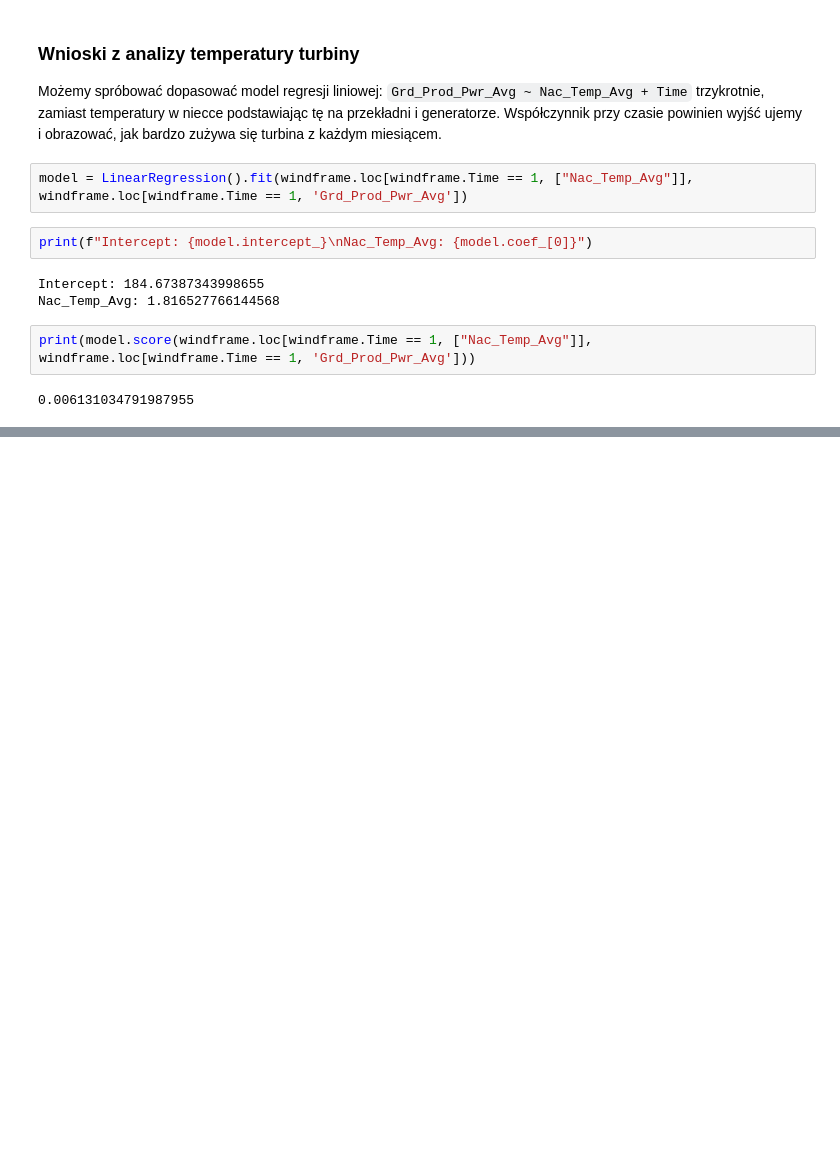
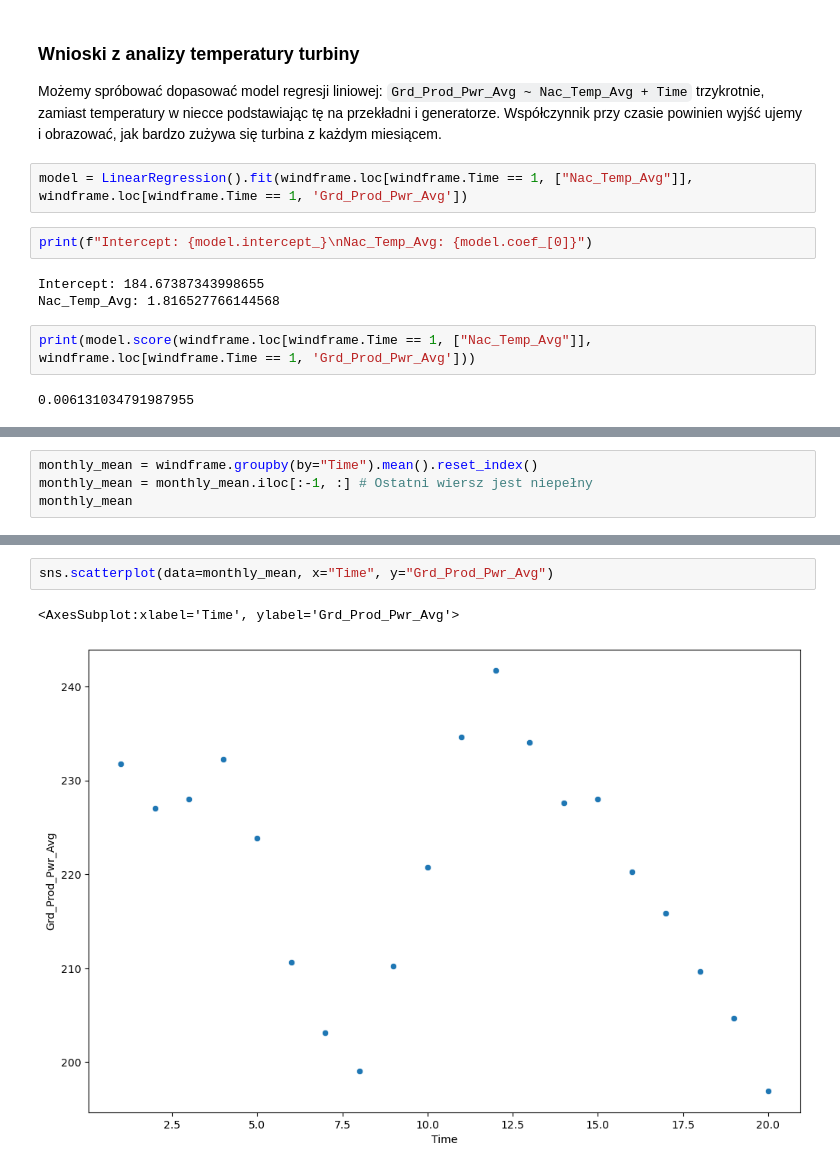
Before and after one commit to AntoniKedzierski/Windfarm, a Jupyter notebook: aging.ipynb, the cells around one changed output, grey strips where cells are left out. Saved outputs shown, nothing was run; the diff lists cells and outputs as text; blank space fills up the shorter version.

```diff
--- a/aging.ipynb
+++ b/aging.ipynb
@@ -83,0 +123,4 @@ print(model.score(windframe.loc[windframe.Time == 1, ["Nac_Temp_Avg"]], windfram
+# %%
+monthly_mean = windframe.groupby(by="Time").mean().reset_index()
+monthly_mean = monthly_mean.iloc[:-1, :] # Ostatni wiersz jest niepełny
+monthly_mean
@@ -83,0 +145,5 @@ print(model.score(windframe.loc[windframe.Time == 1, ["Nac_Temp_Avg"]], windfram
+# %%
+sns.scatterplot(data=monthly_mean, x="Time", y="Grd_Prod_Pwr_Avg")
+# %% [output]
+<AxesSubplot:xlabel='Time', ylabel='Grd_Prod_Pwr_Avg'>
+[figure, added]
```
Also changed, not shown: parts of 12 cells of this notebook.
